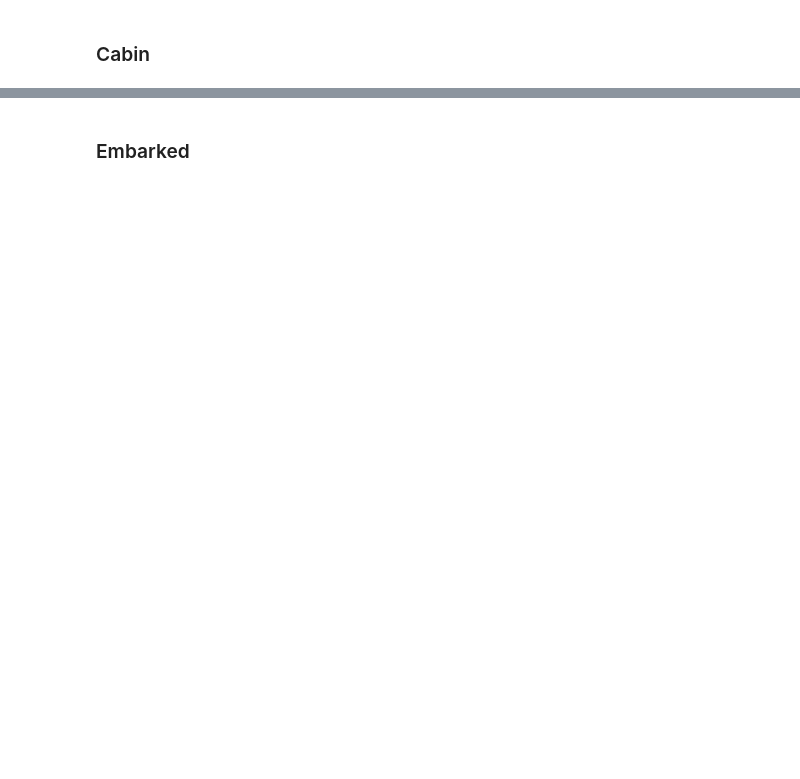
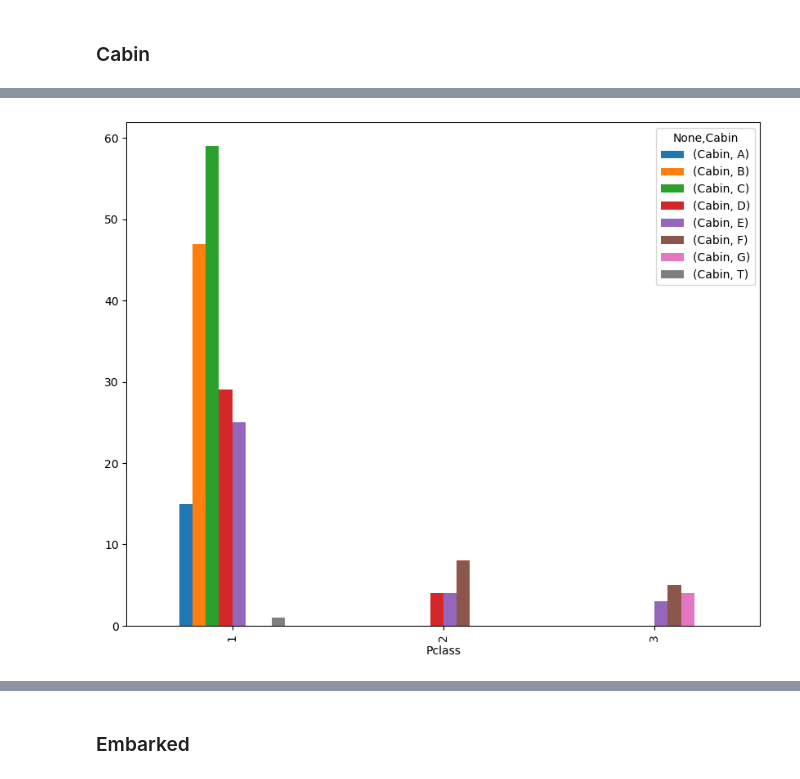
Before and after one commit to Brittles88/IOD, a Jupyter notebook: Module 2/LAB 2/IOD_Lab-2_2_1.ipynb, the cells around one changed output, grey strips where cells are left out. Drawn from its saved outputs; the diff is of its cells as text; code cells hidden in the pictures; blank space fills up the shorter version.

```diff
--- a/Module 2/LAB 2/IOD_Lab-2_2_1.ipynb
+++ b/Module 2/LAB 2/IOD_Lab-2_2_1.ipynb
@@ -190,0 +221,3 @@ Name: Cabin, Length: 147, dtype: int64
+# %%
+#There is a variation in cabin name. Removing numbers from Cabin will make the data more better represented
+titanic['Cabin'] = titanic['Cabin'].apply(lambda x: x[:1] if type(x) is str else x)
@@ -190,0 +237,5 @@ Name: Cabin, Length: 147, dtype: int64
+# %%
+#Checking which cabins are in what pclass
+titanic.groupby(by=['Pclass', 'Cabin']).agg({'Cabin': 'count'}).unstack().plot(kind='bar', figsize=(10,8));
+# %% [output]
+[figure, added]
```
Also changed, not shown: parts of 32 cells of this notebook, 8 other files.
